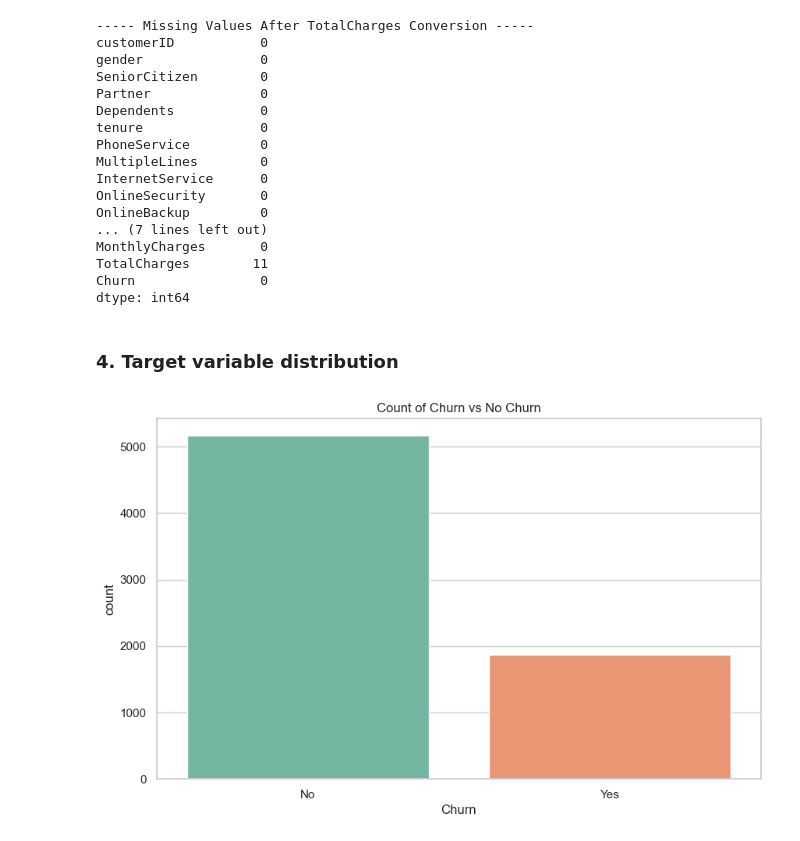
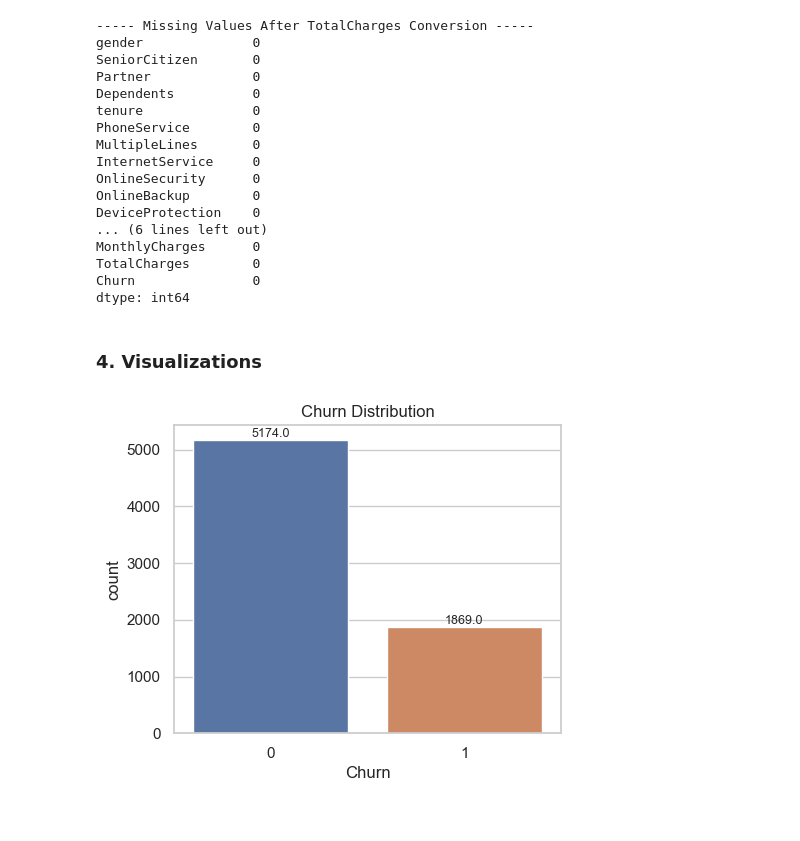
Before and after one commit to prathamesh693/02_Customer-Churn-Prediction-in-Telecom-Industry, a Jupyter notebook: 03_Notebooks/EDA.ipynb, the cells around one changed output. Saved outputs shown, nothing was run; the diff lists cells and outputs as text; code cells hidden in the pictures.

```diff
--- a/03_Notebooks/EDA.ipynb
+++ b/03_Notebooks/EDA.ipynb
@@ -9,7 +9,7 @@ sns.set(style="whitegrid")
 plt.rcParams['figure.figsize'] = (10, 6)
 # %%
 # 1. Load the dataset
-df = pd.read_csv("R:/Projects/1_Data_Science & ML_Projects/02_Customer Churn Prediction in Telecom Industry/02_Data/Telco-Customer-Churn.csv")
+df = pd.read_csv("R:/Projects/1_Data_Science & ML_Projects/02_Customer Churn Prediction in Telecom Industry/02_Data/preprocessed_data.csv")
 # %%
 # 2. Basic info about data
 print("----- Data Info -----")
@@ -86,32 +86,40 @@ print("\n----- Missing Values After TotalCharges Conversion -----")
 print(df.isnull().sum())
 # %% [output]
 ----- Missing Values After TotalCharges Conversion -----
-customerID           0
-gender               0
-SeniorCitizen        0
-Partner              0
-Dependents           0
-tenure               0
-PhoneService         0
-MultipleLines        0
-InternetService      0
-OnlineSecurity       0
-OnlineBackup         0
-... (7 lines left out)
-MonthlyCharges       0
-TotalCharges        11
-Churn                0
+gender              0
+SeniorCitizen       0
+Partner             0
+Dependents          0
+tenure              0
+PhoneService        0
+MultipleLines       0
+InternetService     0
+OnlineSecurity      0
+OnlineBackup        0
+DeviceProtection    0
+... (6 lines left out)
+MonthlyCharges      0
+TotalCharges        0
+Churn               0
 dtype: int64
 # %%
 # Drop rows with missing TotalCharges (if any)
 df = df.dropna(subset=['TotalCharges'])
 # %% [markdown]
-### 4. Target variable distribution
+### 4. Visualizations
+# %%
+def labeled_countplot(ax):
+    for p in ax.patches:
+        height = p.get_height()
+        ax.annotate(f'{height}', (p.get_x() + p.get_width()/2., height),
+                    ha='center', va='bottom', fontsize=9)
 # %%
-# Countplot for Churn
-plt.figure()
-sns.countplot(x='Churn', data=df, palette='Set2')
-plt.title('Count of Churn vs No Churn')
+# 1. Churn Distribution
+plt.figure(figsize=(5, 4))
+ax = sns.countplot(x='Churn', data=df)
+labeled_countplot(ax)
+plt.title("Churn Distribution")
+plt.savefig("R:/Projects/1_Data_Science & ML_Projects/02_Customer Churn Prediction in Telecom Industry/07_EDA_Outputs/01_churn_distribution.png")
 plt.show()
 # %% [output]
-[figure, old version]
+[figure, new version]
```
Also changed, not shown: parts of 23 cells of this notebook.
